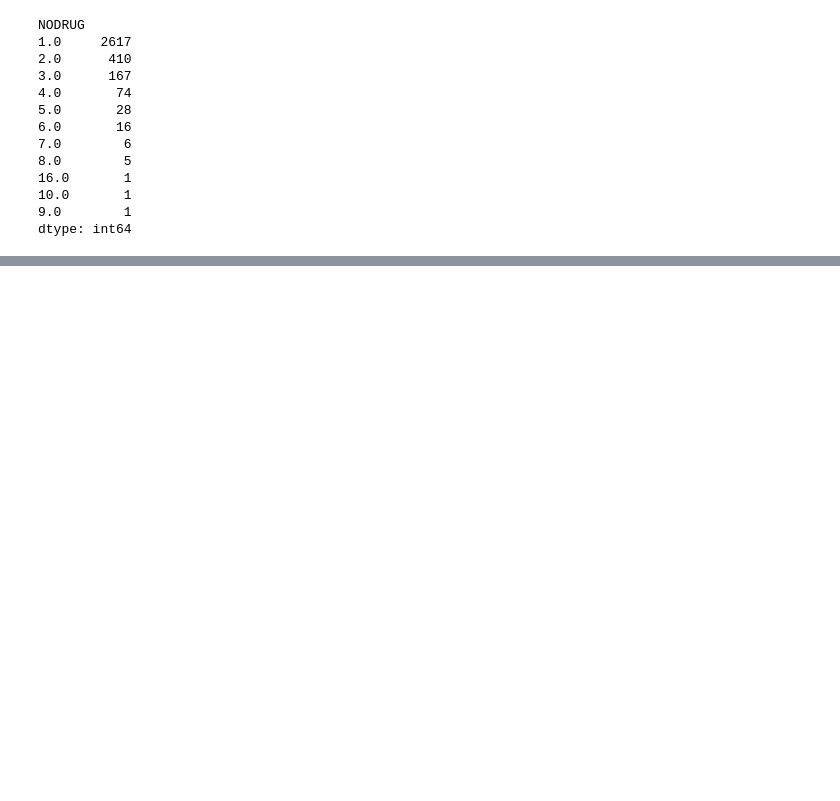
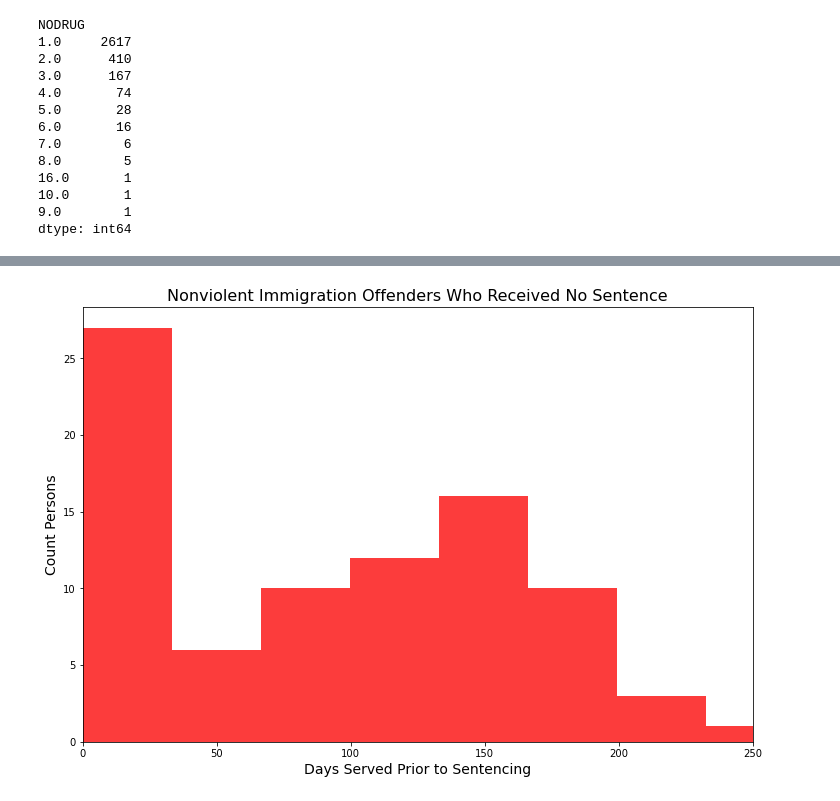
Before and after one commit to jenwhitson/sentencing_project, a Jupyter notebook: notebooks/supplemental_analysis.ipynb, the cells around one changed output, grey strips where cells are left out. Cells and saved outputs as stored; diff of their text form; code cells hidden in the pictures; blank space fills up the shorter version.

```diff
--- a/notebooks/supplemental_analysis.ipynb
+++ b/notebooks/supplemental_analysis.ipynb
@@ -118,0 +446,3 @@ dtype: int64
+# %%
+timeserved = nvimmigration.value_counts('TIMSERVD').to_frame().reset_index()
+timeserved.columns = ['TIMSERVD', 'count']
@@ -118,0 +481,10 @@ dtype: int64
+# %%
+plt.figure(figsize = (12, 8))
+plt.hist(timeserved.TIMSERVD, bins = 30, color = '#FC3C3C')
+plt.xlim(0, 250)
+plt.xlabel('Days Served Prior to Sentencing', fontsize = 14)
+plt.ylabel('Count Persons', fontsize = 14)
+plt.title('Nonviolent Immigration Offenders Who Received No Sentence', fontsize = 16)
+plt.savefig('../Visualizations/Immigration Backstory.png', dpi = 300)
+# %% [output]
+[figure, added]
```
Also changed, not shown: parts of 39 cells of this notebook, 1 other file.
